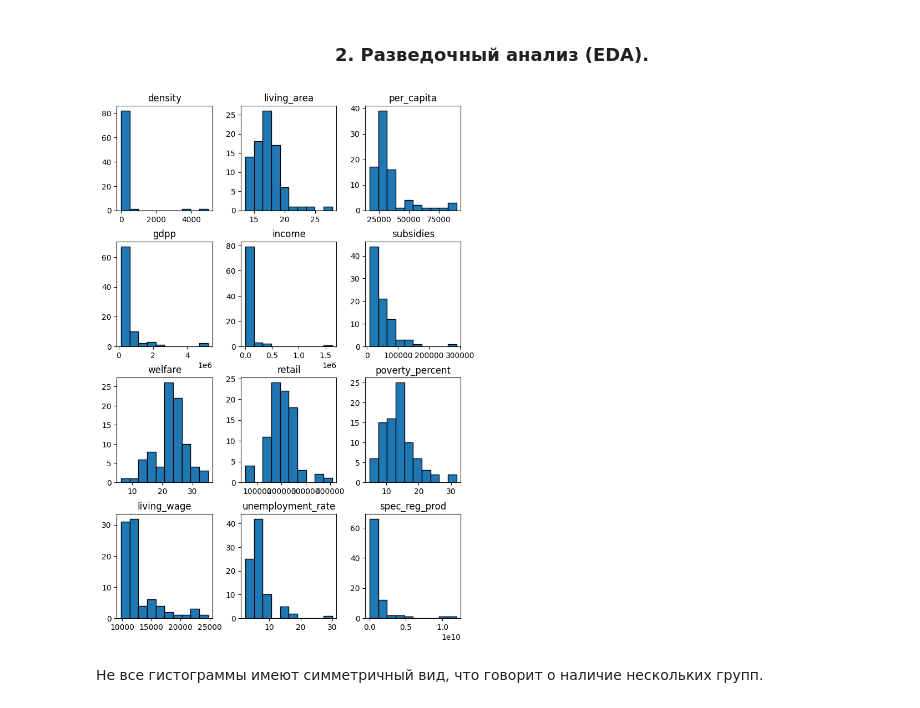
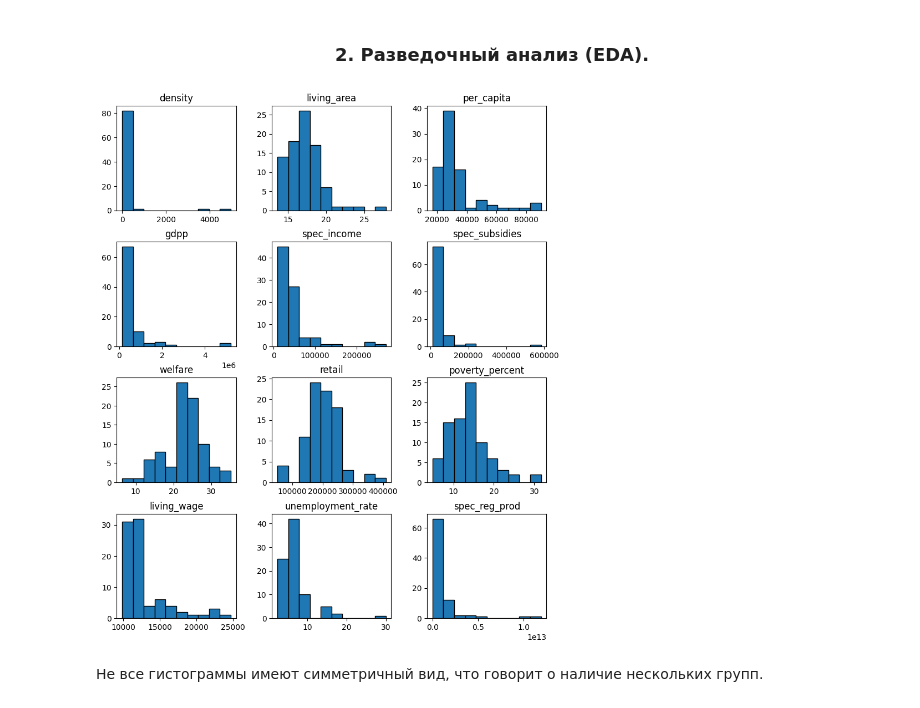
Before and after one commit to Punich-Pavel/Final_Project, a Jupyter notebook: Part_2/part_2.ipynb, the cells around one changed output. Cells and saved outputs as stored; diff of their text form; code cells hidden in the pictures.

```diff
--- a/Part_2/part_2.ipynb
+++ b/Part_2/part_2.ipynb
@@ -231,8 +237,8 @@ df.describe()
  * ***spec_reg_prod*** - удельный объем регионального производства на душу населения.
 # %%
 # создадим список выбранных признаков
-columns = ['density', 'living_area', 'per_capita', 'gdpp', 'income',
-            'subsidies', 'welfare', 'retail', 'poverty_percent', 'living_wage',
+columns = ['density', 'living_area', 'per_capita', 'gdpp', 'spec_income',
+            'spec_subsidies', 'welfare', 'retail', 'poverty_percent', 'living_wage',
             'unemployment_rate', 'spec_reg_prod']
 
 # соберем набор данных с выбранными признаками
@@ -248,10 +254,10 @@ model_df.head(3)
 ### <center> 2. Разведочный анализ (EDA).
 # %%
 # визуализируем распределение признаков
-model_df.hist(figsize=(8, 12), grid = False);
+model_df.hist(figsize=(10, 12), grid = False);
 plt.show()
 # %% [output]
-[figure, old version]
+[figure, new version]
 # %% [markdown]
 Не все гистограммы имеют симметричный вид, что говорит о наличие нескольких групп.
 # %%
```
Also changed, not shown: parts of 15 cells of this notebook, 4 other files.
